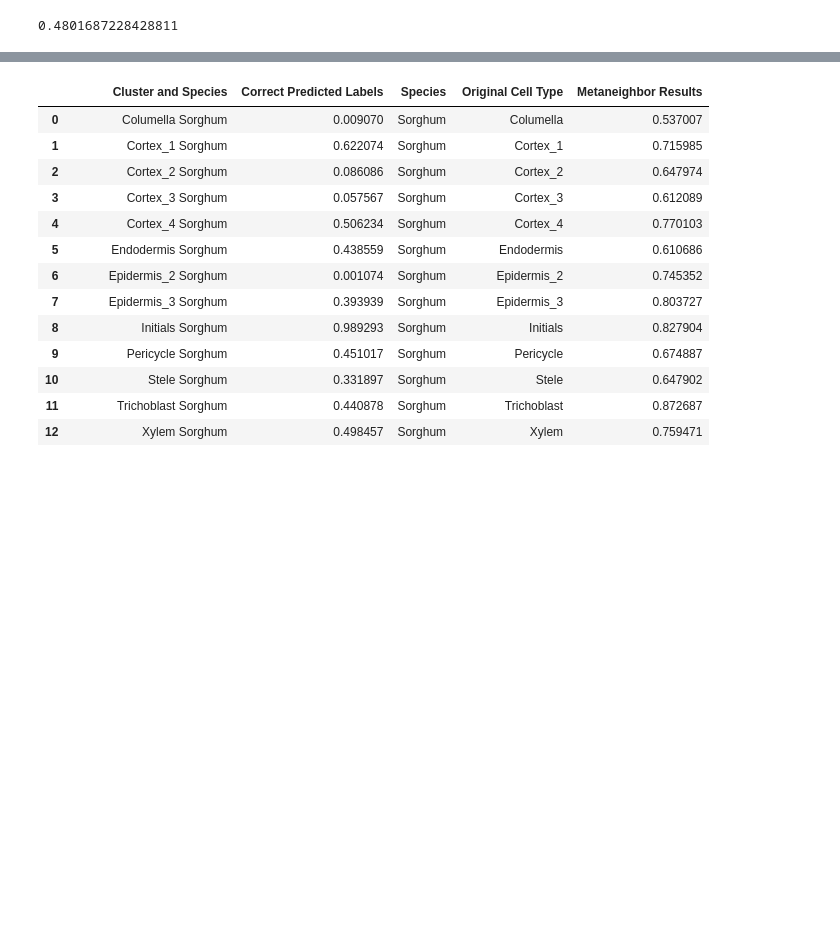
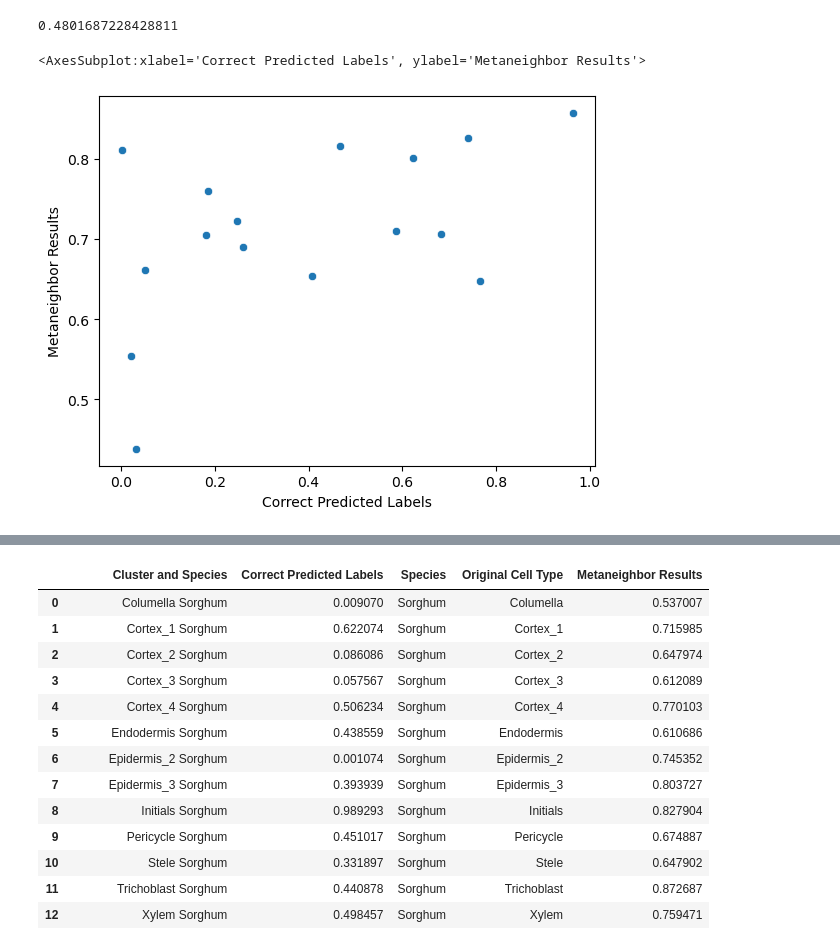
Before and after one commit to mikepassal/Bruno_and_Ken_Maize_Sorghum_Millet, a Jupyter notebook: cell_typist_cell_classification.ipynb, the cells around one changed output, grey strips where cells are left out. Drawn from its saved outputs; the diff is of its cells as text; code cells hidden in the pictures; blank space fills up the shorter version.

```diff
--- a/cell_typist_cell_classification.ipynb
+++ b/cell_typist_cell_classification.ipynb
@@ -611,6 +611,11 @@ maize_correlation_panda_predicted['Correct Predicted Labels'].corr(maize_correla
 #maize_correlation_panda_predicted['Correct Predicted Labels'].corr(maize_correlation_panda_predicted['Metaneighbor Results'], method = 'spearman')
 # %% [output]
 0.4801687228428811
+# %%
+sns.scatterplot(x = maize_correlation_panda_predicted['Correct Predicted Labels'], y = maize_correlation_panda_predicted['Metaneighbor Results'])
+# %% [output]
+<AxesSubplot:xlabel='Correct Predicted Labels', ylabel='Metaneighbor Results'>
+[figure, added]
 # %%
 maize_correlation_panda_majority= non_millet_results_majority.loc[non_millet_results_majority['Species'] == "Maize"]
 maize_correlation_panda_majority = maize_correlation_panda_majority.reset_index(drop = True)
```
Also changed, not shown: parts of 13 cells of this notebook.
